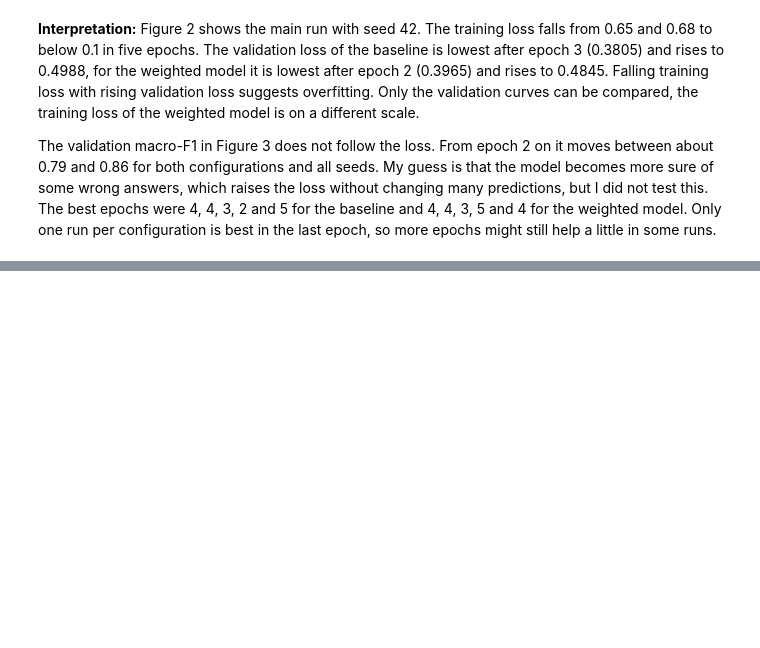
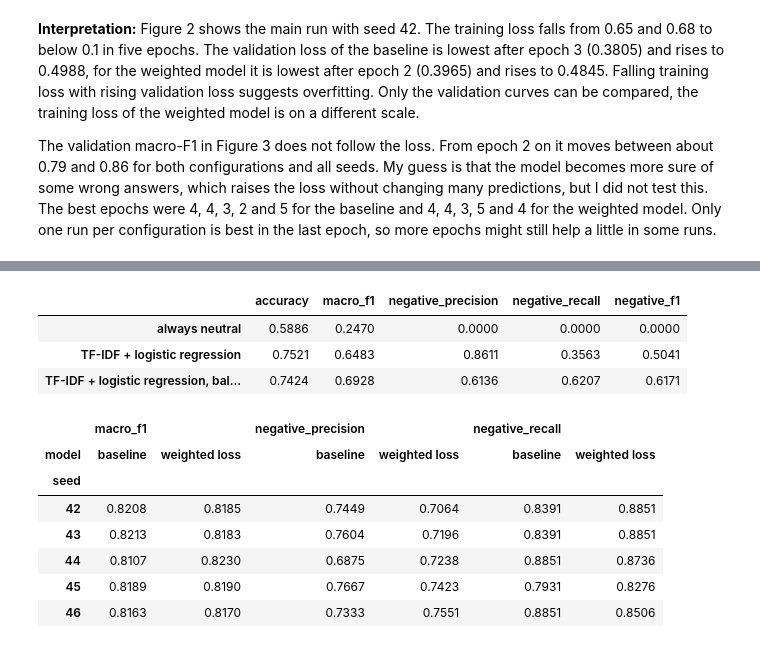
Before and after one commit to mauroreverberi/deep_learning_systems, a Jupyter notebook: deep_learning.ipynb, the cells around one changed output, grey strips where cells are left out. Cells and saved outputs as stored; diff of their text form; code cells hidden in the pictures; blank space fills up the shorter version.

```diff
--- a/deep_learning.ipynb
+++ b/deep_learning.ipynb
@@ -566,0 +604,27 @@ The validation macro-F1 in Figure 3 does not follow the loss. From epoch 2 on it
+# %%
+# the constant model never predicts "negative", so its negative precision is set to 0
+floors = pd.DataFrame({
+    "always neutral": metrics(y_test, np.ones(len(test), dtype=int)),
+    "TF-IDF + logistic regression": metrics(y_test, reference_predicted[None]),
+    "TF-IDF + logistic regression, balanced": metrics(y_test, reference_predicted["balanced"]),
+}).T
+floors.round(4)
+# %% [output]
+|  | accuracy | macro_f1 | negative_precision | negative_recall | negative_f1 |
+| always neutral | 0.5886 | 0.2470 | 0.0000 | 0.0000 | 0.0000 |
+| TF-IDF + logistic regression | 0.7521 | 0.6483 | 0.8611 | 0.3563 | 0.5041 |
+| TF-IDF + logistic regression, bal... | 0.7424 | 0.6928 | 0.6136 | 0.6207 | 0.6171 |
+# %%
+# the same seed means the same head initialization, dropout and batch order,
+# so I compare the two configurations seed by seed
+paired = per_seed.pivot(index="seed", columns="model")
+paired[["macro_f1", "negative_precision", "negative_recall"]].round(4)
+# %% [output]
+|  | macro_f1 |  | negative_precision |  | negative_recall |  |
+| model | baseline | weighted loss | baseline | weighted loss | baseline | weighted loss |
+| seed |  |  |  |  |  |  |
+| 42 | 0.8208 | 0.8185 | 0.7449 | 0.7064 | 0.8391 | 0.8851 |
+| 43 | 0.8213 | 0.8183 | 0.7604 | 0.7196 | 0.8391 | 0.8851 |
+| 44 | 0.8107 | 0.8230 | 0.6875 | 0.7238 | 0.8851 | 0.8736 |
+| 45 | 0.8189 | 0.8190 | 0.7667 | 0.7423 | 0.7931 | 0.8276 |
+| 46 | 0.8163 | 0.8170 | 0.7333 | 0.7551 | 0.8851 | 0.8506 |
```
Also changed, not shown: parts of 11 cells of this notebook.
